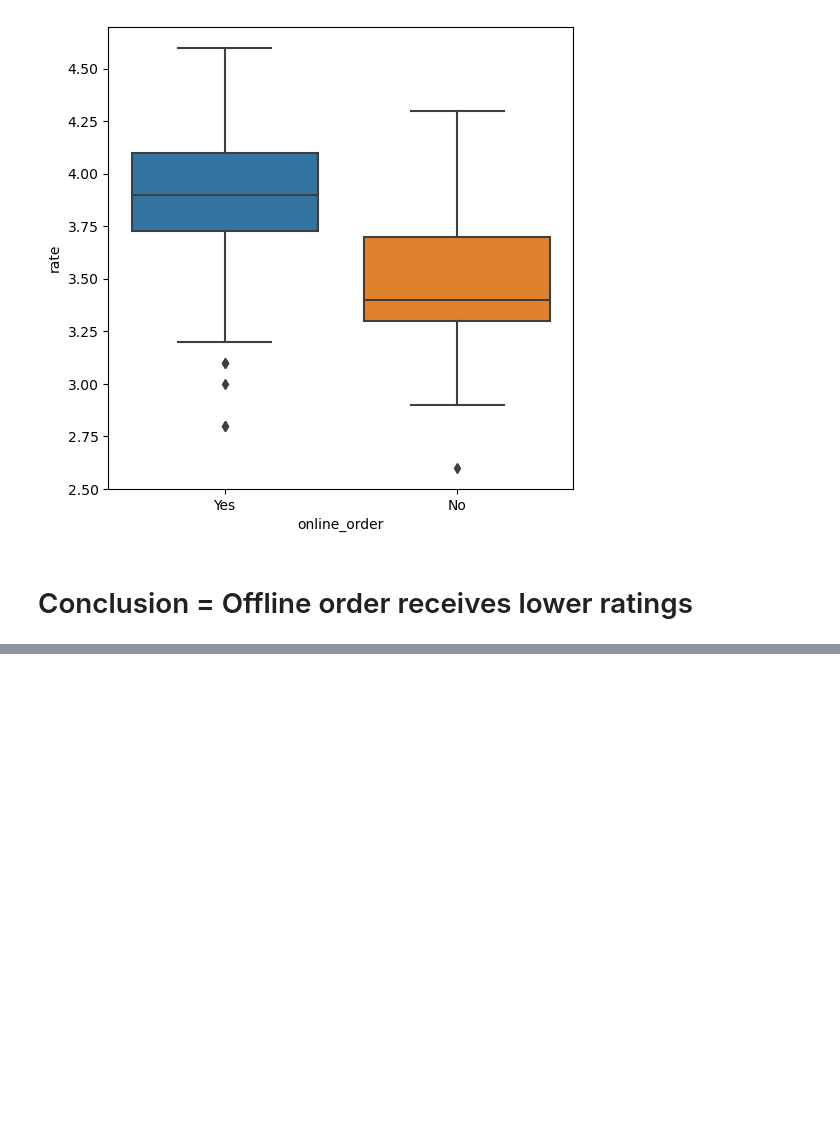
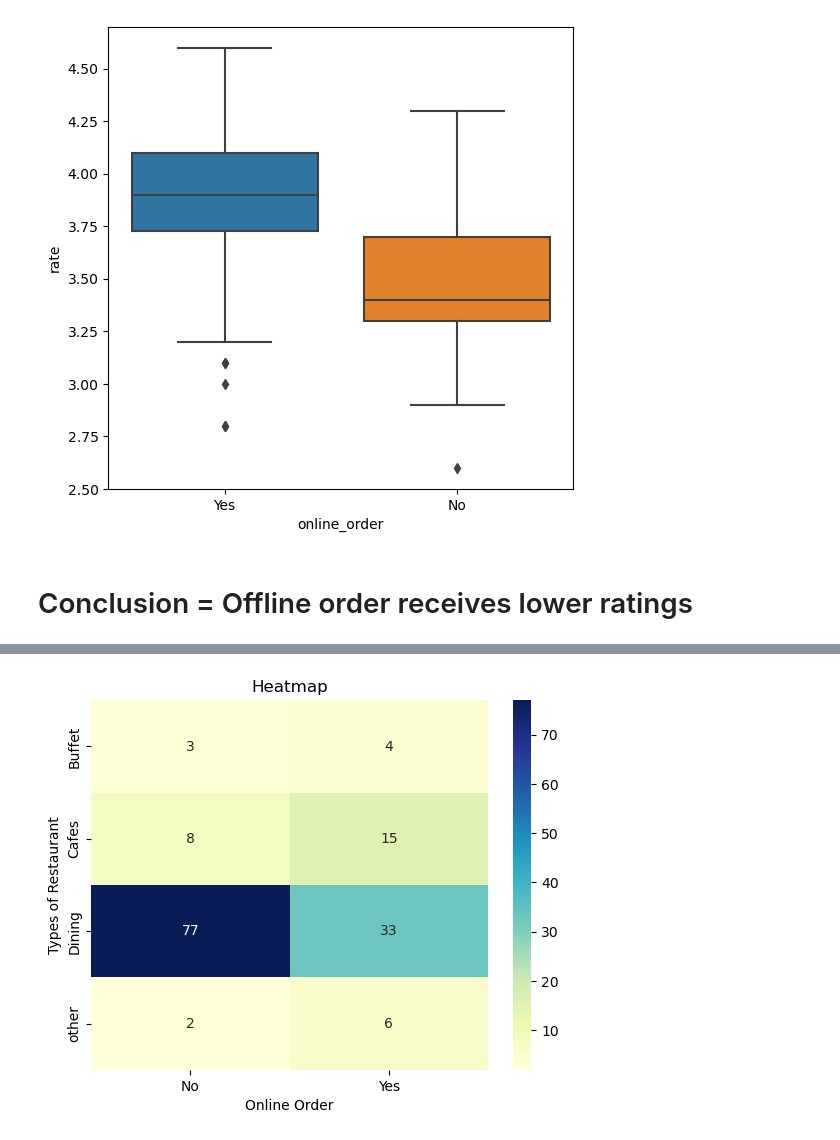
Before and after one commit to Ayush41/Zomato-EDA, a Jupyter notebook: Zomato Data Analysis.ipynb, the cells around one changed output, grey strips where cells are left out. Drawn from its saved outputs; the diff is of its cells as text; code cells hidden in the pictures; blank space fills up the shorter version.

Commit message:
heatmaps and other ananysis done

```diff
--- a/Zomato Data Analysis.ipynb
+++ b/Zomato Data Analysis.ipynb
@@ -193,0 +203,18 @@ sb.boxplot(x='online_order', y='rate', data=df)
+# %%
+pivot_table = df.pivot_table(
+    index='Types of Restaurant',
+    columns='online_order',  # Corrected typo here
+    aggfunc='size',
+    fill_value=0
+)
+
+# Create the heatmap
+# plt.figure(figsize=(10, 8))
+sb.heatmap(pivot_table, annot=True, cmap="YlGnBu", fmt='d')
+
+plt.title("Heatmap")
+plt.xlabel("Online Order")
+plt.ylabel("Types of Restaurant")
+plt.show()
+# %% [output]
+[figure, added]
```
Also changed, not shown: parts of 2 cells of this notebook.
